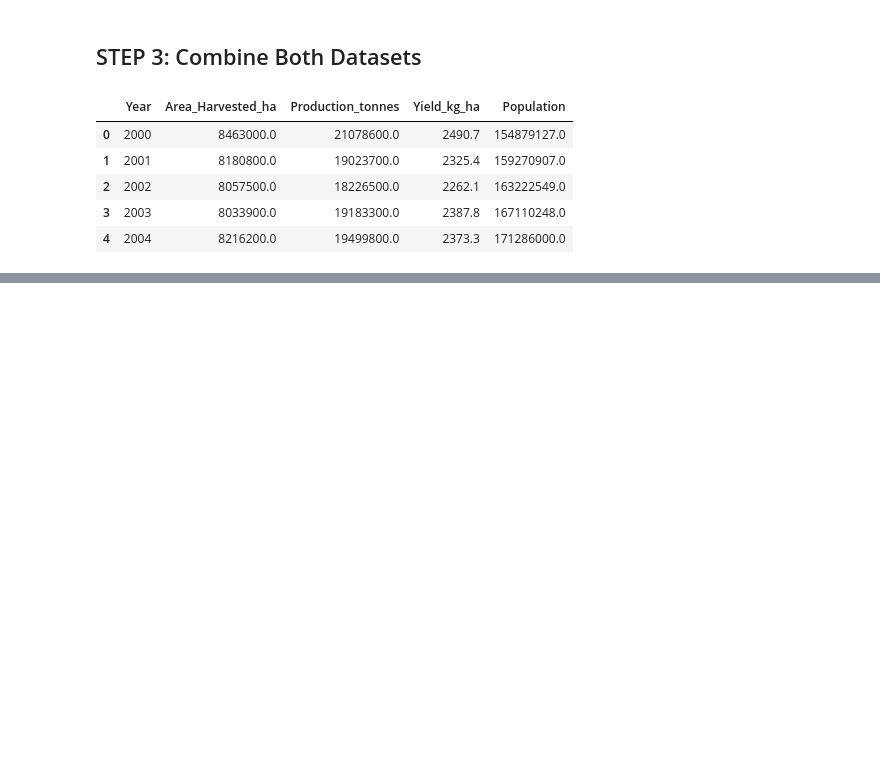
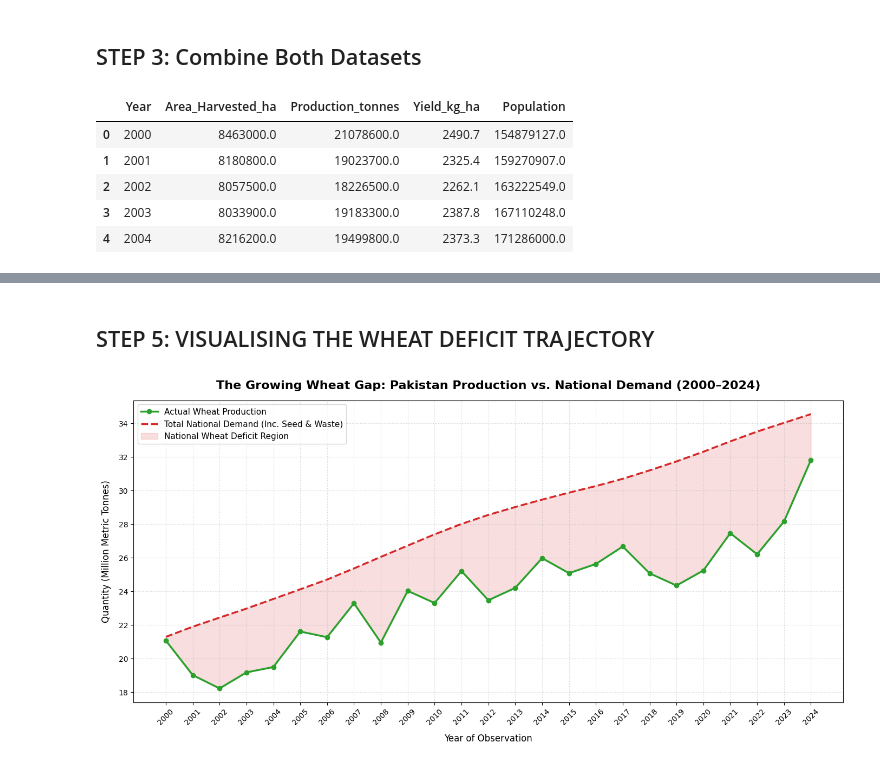
Before and after one commit to Azharaliii/Pakistan-wheat-deficit-problem-solve, a Jupyter notebook: solve-the-annual-wheat-deficit-problem-in-pakistan.ipynb, the cells around one changed output, grey strips where cells are left out. Drawn from its saved outputs; the diff is of its cells as text; code cells hidden in the pictures; blank space fills up the shorter version.

Commit message:
Kaggle Notebook | Analysis of wheat deficit problem in Pakistan | Version 2

```diff
--- a/solve-the-annual-wheat-deficit-problem-in-pakistan.ipynb
+++ b/solve-the-annual-wheat-deficit-problem-in-pakistan.ipynb
@@ -104,0 +144,33 @@ final_df.head()
+# %% [markdown]
+## STEP 5: VISUALISING THE WHEAT DEFICIT TRAJECTORY
+# %%
+
+
+plt.figure(figsize=(14, 7))
+
+# 1. Plot Actual Production (Supply)
+plt.plot(final_df['Year'], final_df['Production_tonnes'] / 1e6,
+         label='Actual Wheat Production', color='#2ca02c', marker='o', linewidth=2.5)
+
+# 2. Plot Total National Demand (Required)
+plt.plot(final_df['Year'], final_df['Total_Demand_Required_tonnes'] / 1e6,
+         label='Total National Demand (Inc. Seed & Waste)', color='#d62728', linestyle='--', linewidth=2.5)
+
+# 3. Highlight the Deficit area in light red where Demand exceeds Production
+plt.fill_between(final_df['Year'], final_df['Production_tonnes'] / 1e6, final_df['Total_Demand_Required_tonnes'] / 1e6,
+                 where=(final_df['Production_tonnes'] < final_df['Total_Demand_Required_tonnes']),
+                 color='#d62728', alpha=0.15, label='National Wheat Deficit Region')
+
+# 4. Chart Styling & Formatting
+plt.title('The Growing Wheat Gap: Pakistan Production vs. National Demand (2000–2024)', fontsize=16, fontweight='bold', pad=15)
+plt.xlabel('Year of Observation', fontsize=12, labelpad=10)
+plt.ylabel('Quantity (Million Metric Tonnes)', fontsize=12, labelpad=10)
+plt.xticks(final_df['Year'], rotation=45)
+plt.grid(True, linestyle=':', alpha=0.6)
+plt.legend(fontsize=11, loc='upper left')
+plt.tight_layout()
+
+# Render the final chart
+plt.show()
+# %% [output]
+[figure, added]
```
Also changed, not shown: parts of 5 cells of this notebook.
